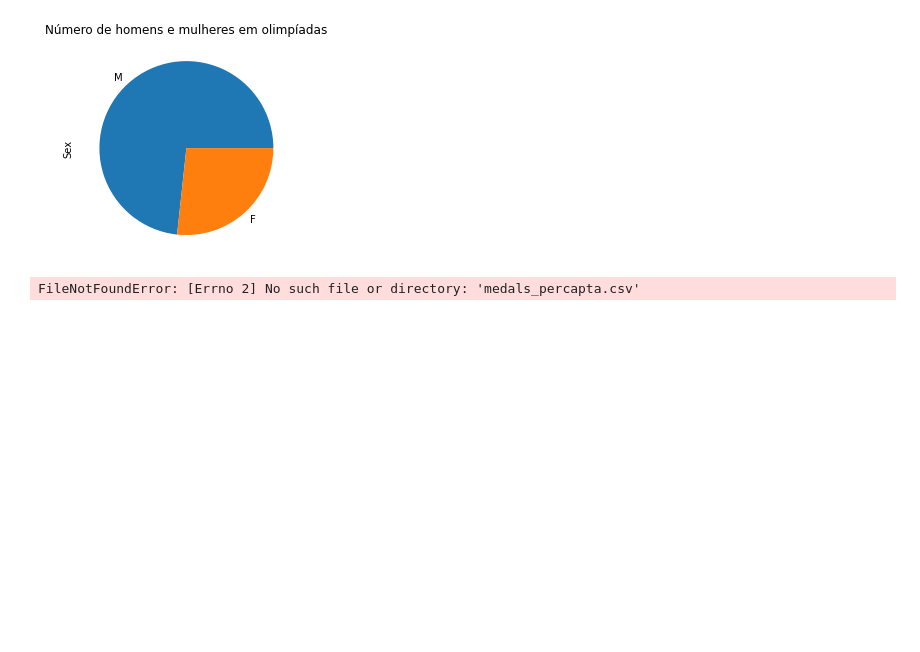
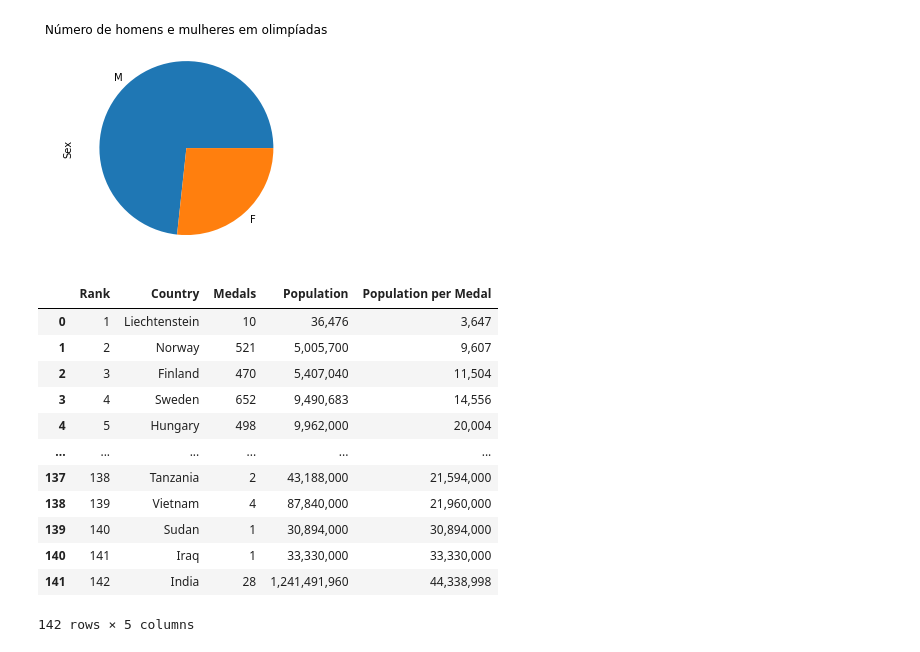
Before and after one commit to brunabellini/Projeto_Olimpiadas, a Jupyter notebook: olimpiada.ipynb, the cells around one changed output. Cells and saved outputs as stored; diff of their text form; code cells hidden in the pictures; blank space fills up the shorter version.

```diff
--- a/olimpiada.ipynb
+++ b/olimpiada.ipynb
@@ -300,7 +291,19 @@ ate_rio2016['Sex'].value_counts().plot(kind='pie', title='Número de homens e mu
 <AxesSubplot:title={'center':'Número de homens e mulheres em olimpíadas'}, ylabel='Sex'>
 [figure]
 # %%
-medals_percapta=pd.read_csv('medals_percapta.csv')
+medals_percapta=pd.read_csv('./Data/medals_percapta.csv', sep=';')
 medals_percapta
 # %% [output]
+|  | Rank | Country | Medals | Population | Population per Medal |
+| 0 | 1 | Liechtenstein | 10 | 36,476 | 3,647 |
+| 1 | 2 | Norway | 521 | 5,005,700 | 9,607 |
+| 2 | 3 | Finland | 470 | 5,407,040 | 11,504 |
+| 3 | 4 | Sweden | 652 | 9,490,683 | 14,556 |
+| 4 | 5 | Hungary | 498 | 9,962,000 | 20,004 |
+| ... | ... | ... | ... | ... | ... |
+| 137 | 138 | Tanzania | 2 | 43,188,000 | 21,594,000 |
+| 138 | 139 | Vietnam | 4 | 87,840,000 | 21,960,000 |
+| 139 | 140 | Sudan | 1 | 30,894,000 | 30,894,000 |
+| 140 | 141 | Iraq | 1 | 33,330,000 | 33,330,000 |
+| 141 | 142 | India | 28 | 1,241,491,960 | 44,338,998 |
-FileNotFoundError: [Errno 2] No such file or directory: 'medals_percapta.csv'
+142 rows × 5 columns
```
Also changed, not shown: parts of 10 cells of this notebook, 2 other files.
